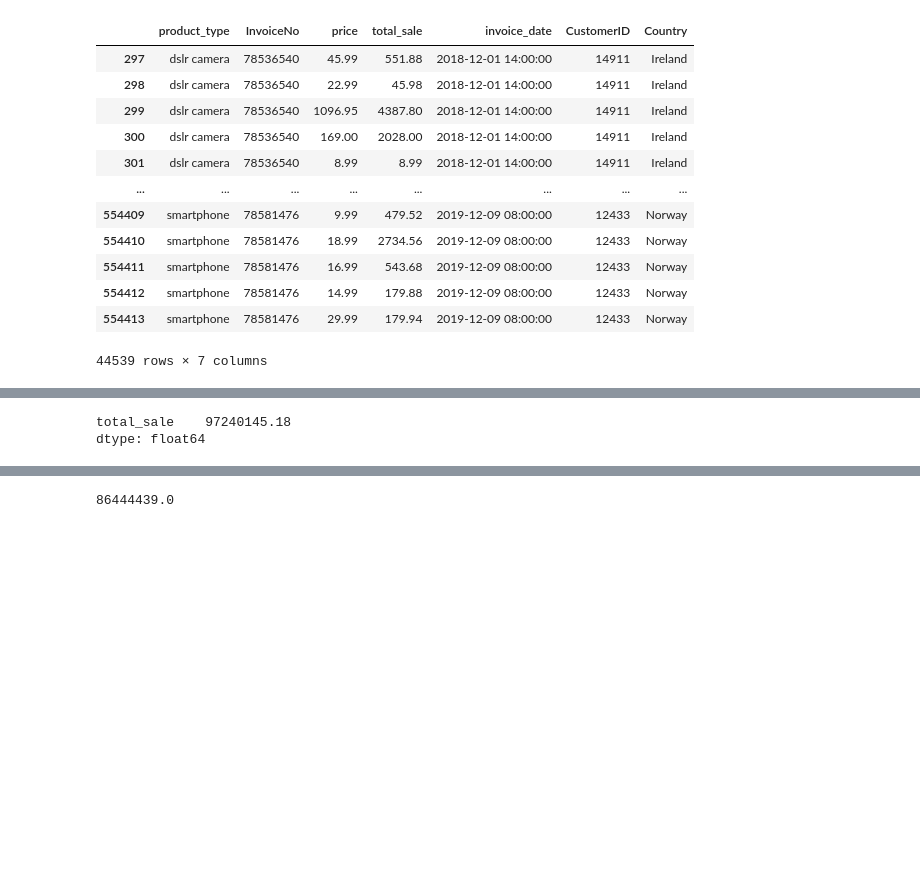
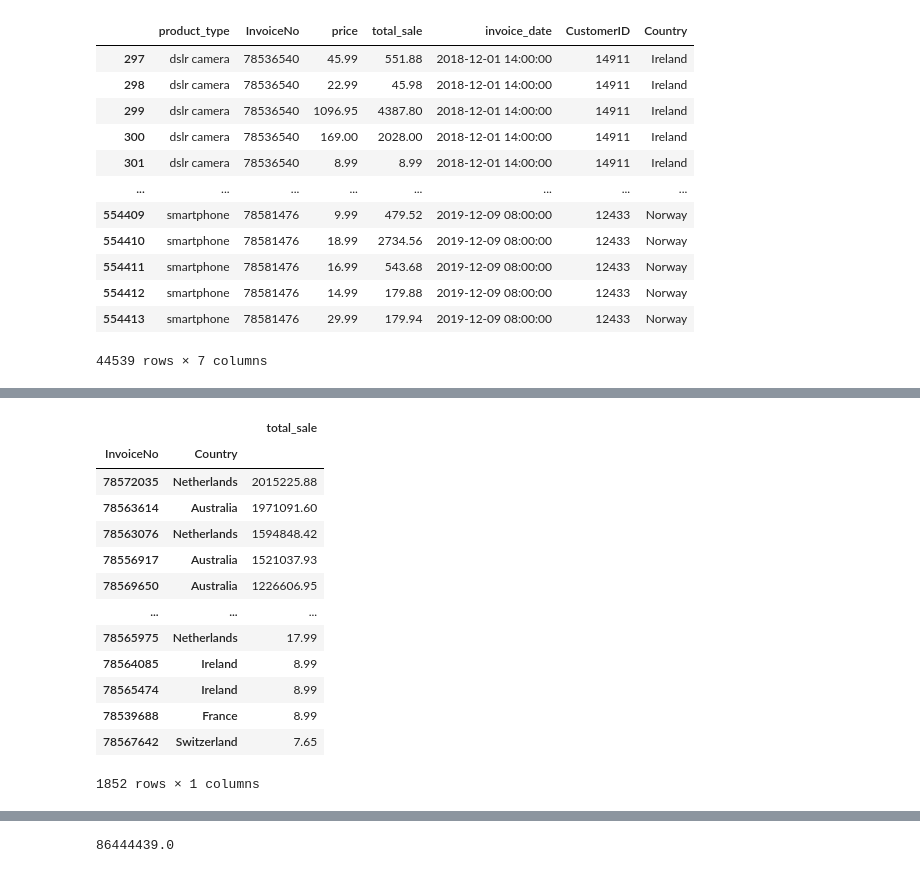
Before and after one commit to Jacopo-Spadon/E-Commerce, a Jupyter notebook: Ecom20tooRest.ipynb, the cells around one changed output, grey strips where cells are left out. Cells and saved outputs as stored; diff of their text form; code cells hidden in the pictures; blank space fills up the shorter version.

```diff
--- a/Ecom20tooRest.ipynb
+++ b/Ecom20tooRest.ipynb
@@ -242,17 +226,29 @@ plt.ylabel('Sales in Mln');
 # %%
 # Pivot Table per Invoice
 
 table_invoice = pd.pivot_table(df_country, values='total_sale', index=['InvoiceNo', 'Country'],
                     aggfunc=np.sum,
                     observed=True)
 
 table_invoice=table_invoice.sort_values(by=['total_sale'], ascending=False)
 
 
-table_invoice.sum()
+table_invoice
 # %% [output]
+|  |  | total_sale |
+| InvoiceNo | Country |  |
+| 78572035 | Netherlands | 2015225.88 |
+| 78563614 | Australia | 1971091.60 |
+| 78563076 | Netherlands | 1594848.42 |
+| 78556917 | Australia | 1521037.93 |
+| 78569650 | Australia | 1226606.95 |
+| ... | ... | ... |
+| 78565975 | Netherlands | 17.99 |
+| 78564085 | Ireland | 8.99 |
+| 78565474 | Ireland | 8.99 |
+| 78539688 | France | 8.99 |
+| 78567642 | Switzerland | 7.65 |
-total_sale    97240145.18
-dtype: float64
+1852 rows × 1 columns
 # %%
 # Pivot tabel per Customer
 
```
Also changed, not shown: parts of 13 cells of this notebook.
